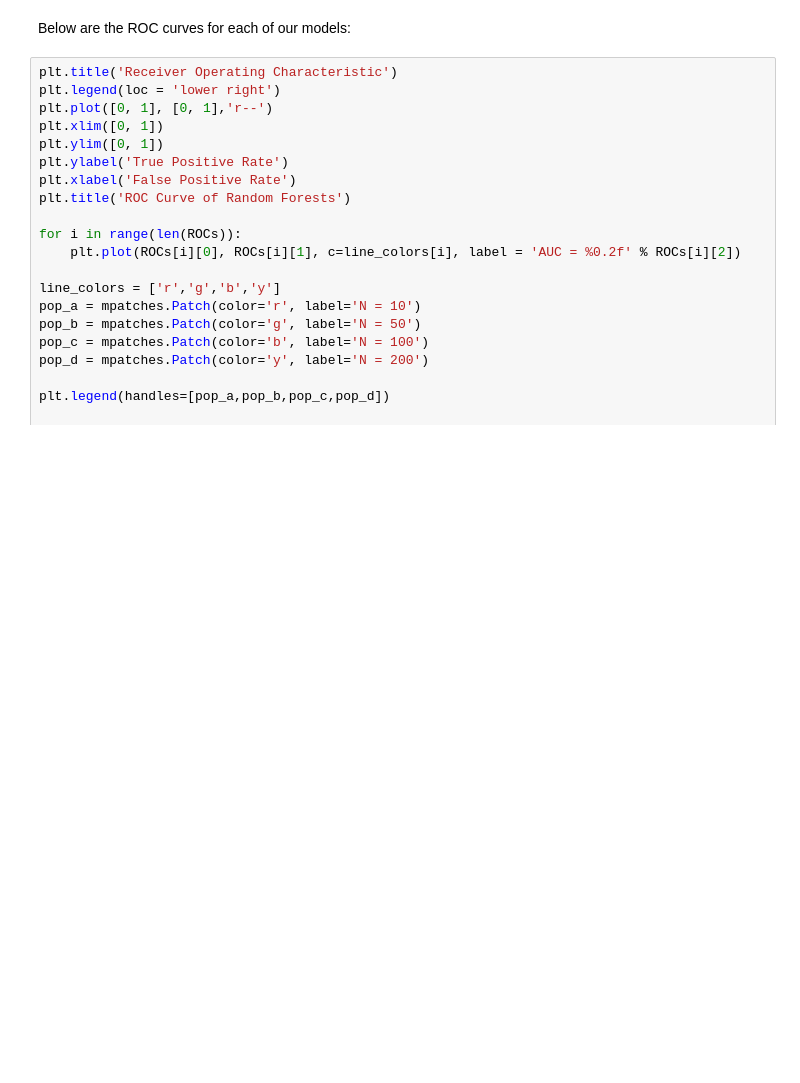
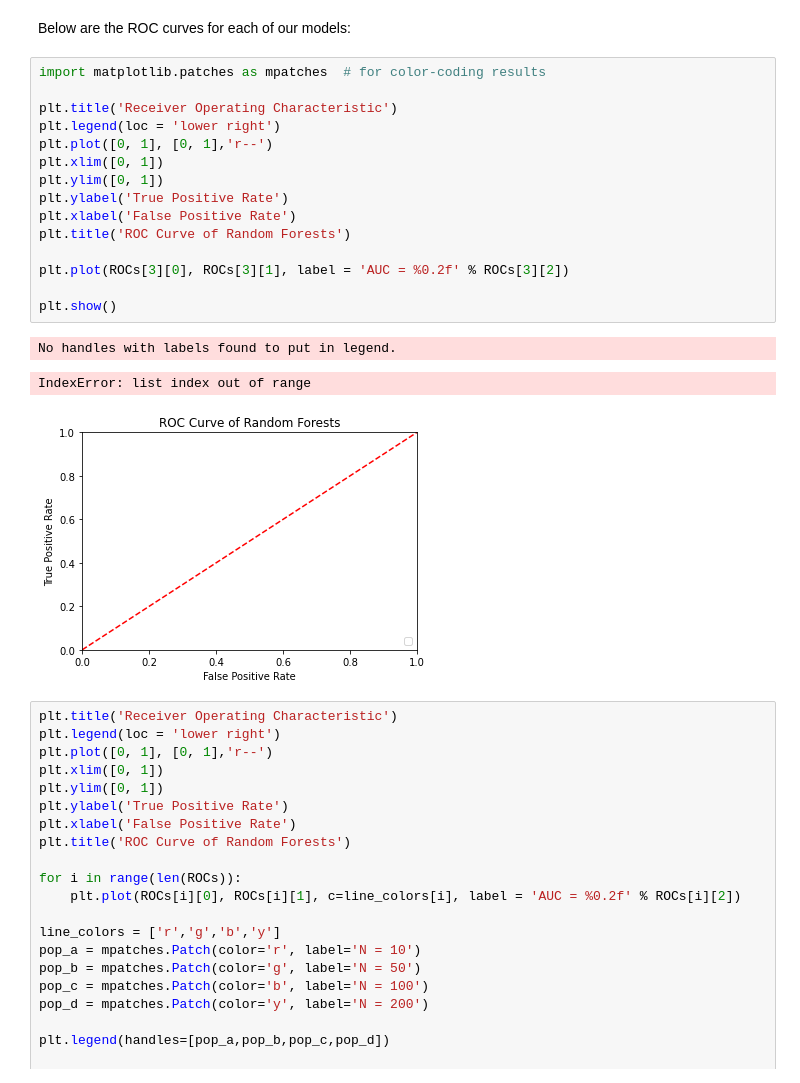
Before and after one commit to erik-sal/math154-kaggle, a Jupyter notebook: Part 2 - Random Forests Classifier.ipynb, the cells around one changed output. Saved outputs shown, nothing was run; the diff lists cells and outputs as text; blank space fills up the shorter version.

```diff
--- a/Part 2 - Random Forests Classifier.ipynb
+++ b/Part 2 - Random Forests Classifier.ipynb
@@ -72,6 +72,25 @@ for N in forests:
     ROCs.append((fpr,tpr,roc_auc))
 # %% [markdown]
 Below are the ROC curves for each of our models:
+# %%
+import matplotlib.patches as mpatches  # for color-coding results
+
+plt.title('Receiver Operating Characteristic')
+plt.legend(loc = 'lower right')
+plt.plot([0, 1], [0, 1],'r--')
+plt.xlim([0, 1])
+plt.ylim([0, 1])
+plt.ylabel('True Positive Rate')
+plt.xlabel('False Positive Rate')
+plt.title('ROC Curve of Random Forests')
+
+plt.plot(ROCs[3][0], ROCs[3][1], label = 'AUC = %0.2f' % ROCs[3][2])
+
+plt.show()
+# %% [output]
+No handles with labels found to put in legend.
+IndexError: list index out of range
+[figure, added]
 # %%
 plt.title('Receiver Operating Characteristic')
 plt.legend(loc = 'lower right')
```
Also changed, not shown: 1 other file.
